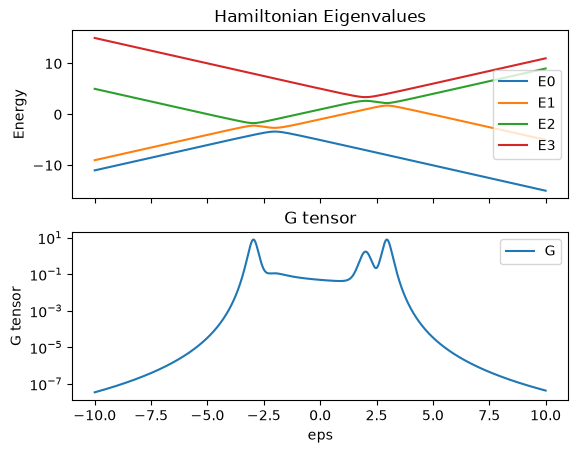
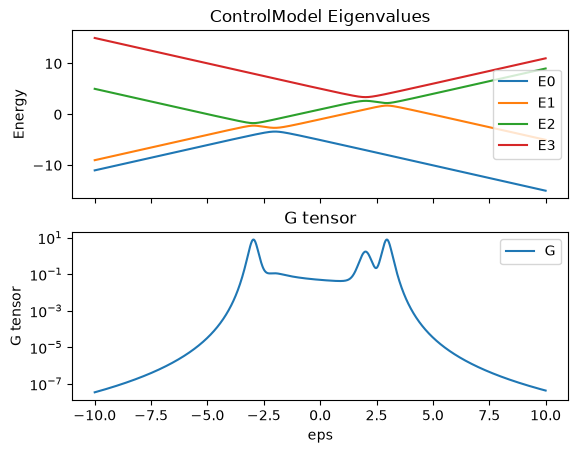
Unified diff of the notebook cell whose output changed from the first chart to the second:
--- before
+++ after
@@ -1,5 +1,5 @@
 fig, axs = plt.subplots(2, sharex=True)
 
-hamiltonian.plot_eigenvalues(ax=axs[0], xlabel='')
-hamiltonian.plot_metric_tensor(ax=axs[1])
+model.plot_eigenvalues(ax=axs[0], xlabel='')
+model.plot_metric_tensor(ax=axs[1])
 axs[1].set_yscale('log')

Commit: Change Hamiltonian -> ControlModel